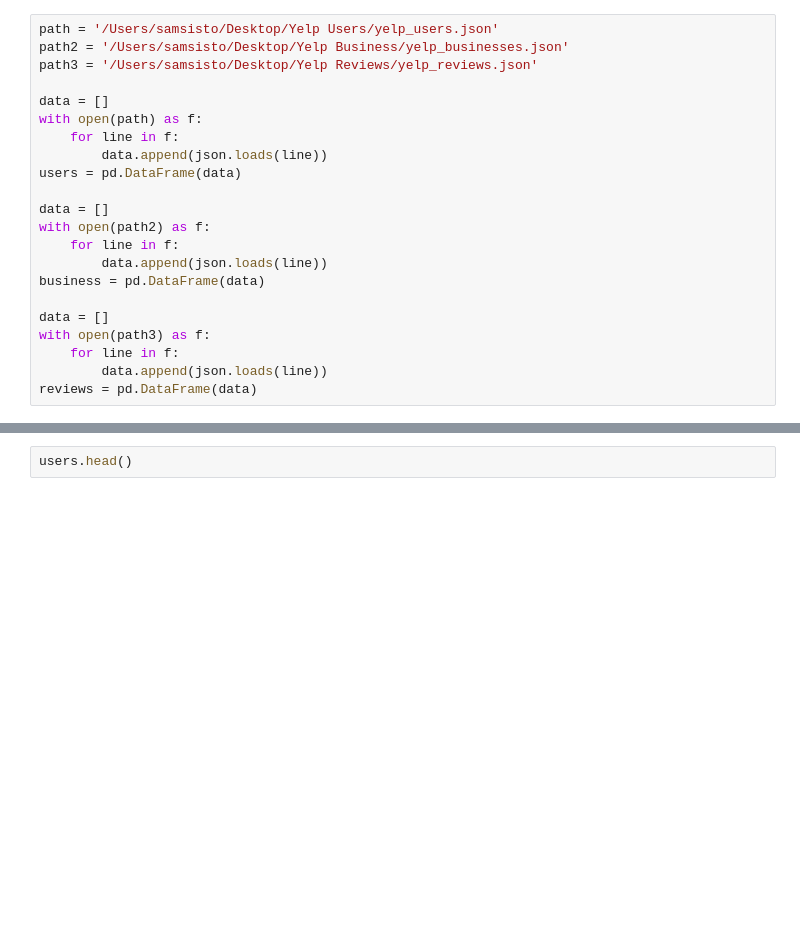
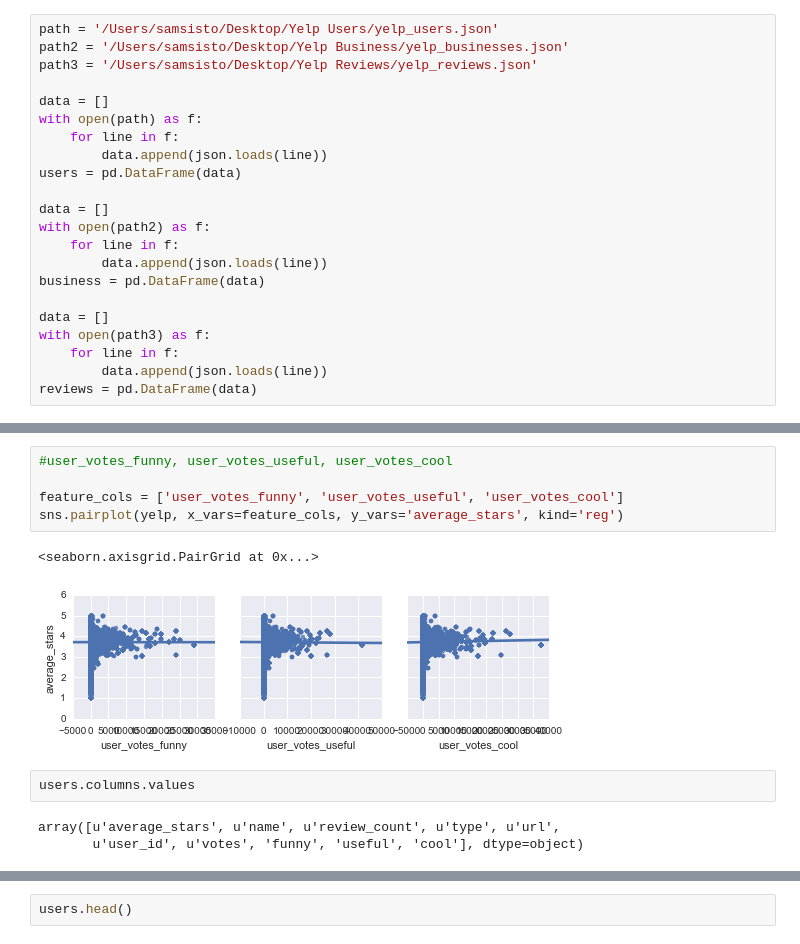
Before and after one commit to samsisto-db/ga_hw, a Jupyter notebook: Final_Project/Yelp_Academic_Data_Set.ipynb, the cells around one changed output, grey strips where cells are left out. Cells and saved outputs as stored; diff of their text form; blank space fills up the shorter version.

```diff
--- a/Final_Project/Yelp_Academic_Data_Set.ipynb
+++ b/Final_Project/Yelp_Academic_Data_Set.ipynb
@@ -112,0 +205,13 @@ x.set(xlabel='Mean Star Rating', ylabel='Colleges')
+# %%
+#user_votes_funny, user_votes_useful, user_votes_cool
+
+feature_cols = ['user_votes_funny', 'user_votes_useful', 'user_votes_cool']
+sns.pairplot(yelp, x_vars=feature_cols, y_vars='average_stars', kind='reg')
+# %% [output]
+<seaborn.axisgrid.PairGrid at 0x...>
+[figure, added]
+# %%
+users.columns.values
+# %% [output]
+array([u'average_stars', u'name', u'review_count', u'type', u'url',
+       u'user_id', u'votes', 'funny', 'useful', 'cool'], dtype=object)
```
Also changed, not shown: parts of 52 cells of this notebook.
